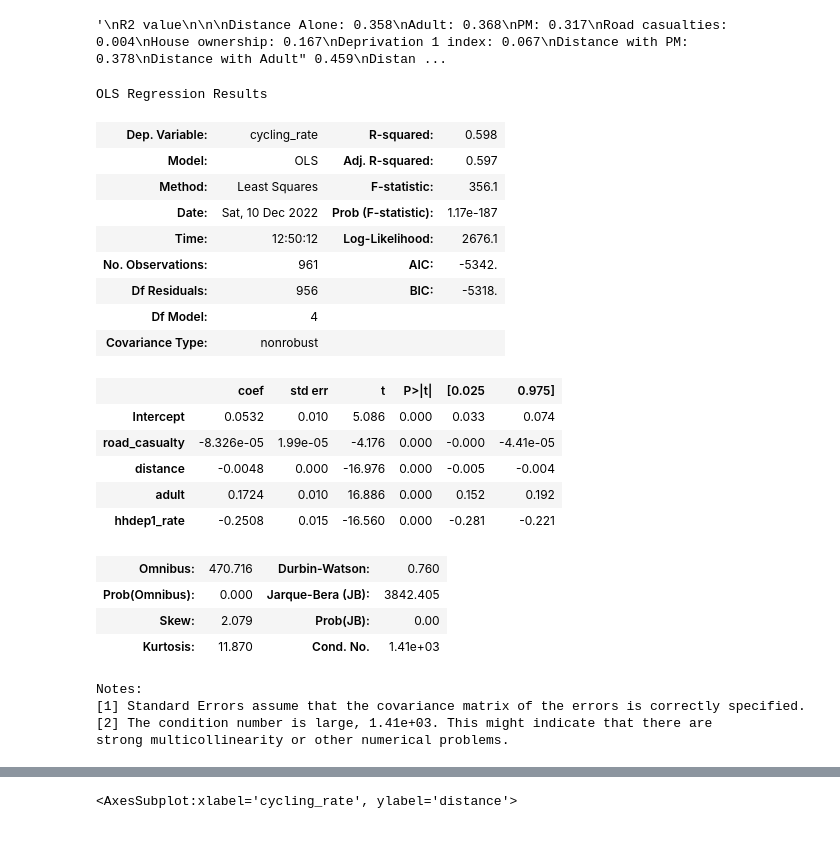
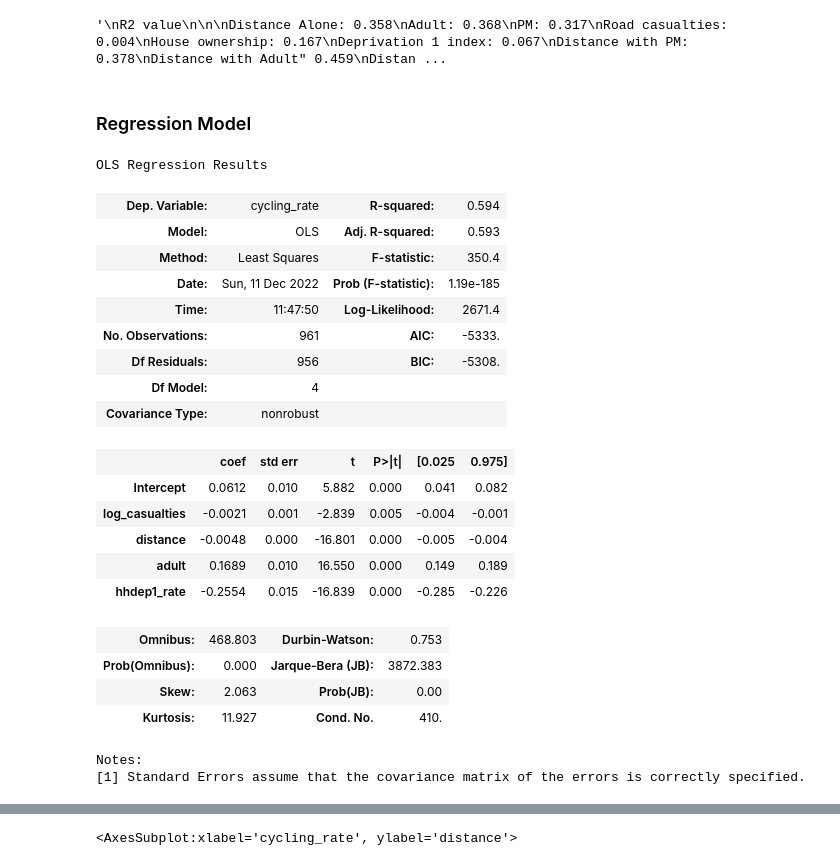
Before and after one commit to ZacharyP-E/qm_group25, a Jupyter notebook: qm_group_code.ipynb, the cells around one changed output, grey strips where cells are left out. Saved outputs shown, nothing was run; the diff lists cells and outputs as text; code cells hidden in the pictures; blank space fills up the shorter version.

Commit message:
Test assumptions for multiple reg model - 1st test

```diff
--- a/qm_group_code.ipynb
+++ b/qm_group_code.ipynb
@@ -753,7 +761,7 @@ dataframe_corr = dataframe[['cycling_rate', 'log_cyclingrate',
                             'White', 'mixed', 'asian', 'black', 'other_ethic',
                             'male_prop', 'female_prop',
                             'under_18', 'adult', 'elderly', 'qual_rate',
-                            'house_price', 'road_casualty',
+                            'house_price', 'road_casualty', 'log_casualties',
                             'car_ownership','house_ownership',
                             'hhdep0_rate', 'hhdep1_rate','hhdep2_rate', 'hhdep3_rate', 'hhdep4_rate',
                             'PM252013me', "distance"]]
@@ -766,6 +774,7 @@ dataframe_corr = dataframe_corr[['cycling_rate', 'log_cyclingrate', #Cycle rate
                                  'qual_rate',
                             'house_price',
                                  'road_casualty',
+                                 'log_casualties', #Transformed for normalised distribution
                             'car_ownership',
                                  'house_ownership',
                              'hhdep1_rate', #Only one deprivation marker nescessary, as they all link.
@@ -828,31 +837,35 @@ Distance, adult, deprivation, road casuality: 0.598
 """
 # %% [output]
 '\nR2 value\n\n\nDistance Alone: 0.358\nAdult: 0.368\nPM: 0.317\nRoad casualties: 0.004\nHouse ownership: 0.167\nDeprivation 1 index: 0.067\nDistance with PM: 0.378\nDistance with Adult" 0.459\nDistan ...
+# %% [markdown]
+### Regression Model
 # %%
-model_cnt_aq_dep = ols('cycling_rate ~  road_casualty + distance + adult + hhdep1_rate', dataframe_corr).fit()
+# model_cnt_aq_dep = ols('cycling_rate ~  road_casualty + distance + adult + hhdep1_rate', dataframe_corr).fit()
+
+#Re-run model with log-transformed road casualties
+model_cnt_aq_dep = ols('cycling_rate ~  log_casualties + distance + adult + hhdep1_rate', dataframe_corr).fit()
+
 model_cnt_aq_dep.summary()
 # %% [output]
 OLS Regression Results
-| Dep. Variable: | cycling_rate | R-squared: | 0.598 |
-| Model: | OLS | Adj. R-squared: | 0.597 |
-| Method: | Least Squares | F-statistic: | 356.1 |
-| Date: | Sat, 10 Dec 2022 | Prob (F-statistic): | 1.17e-187 |
-| Time: | 12:50:12 | Log-Likelihood: | 2676.1 |
-| No. Observations: | 961 | AIC: | -5342. |
-| Df Residuals: | 956 | BIC: | -5318. |
+| Dep. Variable: | cycling_rate | R-squared: | 0.594 |
+| Model: | OLS | Adj. R-squared: | 0.593 |
+| Method: | Least Squares | F-statistic: | 350.4 |
+| Date: | Sun, 11 Dec 2022 | Prob (F-statistic): | 1.19e-185 |
+| Time: | 11:47:50 | Log-Likelihood: | 2671.4 |
+| No. Observations: | 961 | AIC: | -5333. |
+| Df Residuals: | 956 | BIC: | -5308. |
 | Df Model: | 4 |  |  |
 | Covariance Type: | nonrobust |  |  |
 |  | coef | std err | t | P>|t| | [0.025 | 0.975] |
-| Intercept | 0.0532 | 0.010 | 5.086 | 0.000 | 0.033 | 0.074 |
-| road_casualty | -8.326e-05 | 1.99e-05 | -4.176 | 0.000 | -0.000 | -4.41e-05 |
-| distance | -0.0048 | 0.000 | -16.976 | 0.000 | -0.005 | -0.004 |
-| adult | 0.1724 | 0.010 | 16.886 | 0.000 | 0.152 | 0.192 |
-| hhdep1_rate | -0.2508 | 0.015 | -16.560 | 0.000 | -0.281 | -0.221 |
+| Intercept | 0.0612 | 0.010 | 5.882 | 0.000 | 0.041 | 0.082 |
+| log_casualties | -0.0021 | 0.001 | -2.839 | 0.005 | -0.004 | -0.001 |
+| distance | -0.0048 | 0.000 | -16.801 | 0.000 | -0.005 | -0.004 |
+| adult | 0.1689 | 0.010 | 16.550 | 0.000 | 0.149 | 0.189 |
+| hhdep1_rate | -0.2554 | 0.015 | -16.839 | 0.000 | -0.285 | -0.226 |
-| Omnibus: | 470.716 | Durbin-Watson: | 0.760 |
-| Prob(Omnibus): | 0.000 | Jarque-Bera (JB): | 3842.405 |
-| Skew: | 2.079 | Prob(JB): | 0.00 |
-| Kurtosis: | 11.870 | Cond. No. | 1.41e+03 |
+| Omnibus: | 468.803 | Durbin-Watson: | 0.753 |
+| Prob(Omnibus): | 0.000 | Jarque-Bera (JB): | 3872.383 |
+| Skew: | 2.063 | Prob(JB): | 0.00 |
+| Kurtosis: | 11.927 | Cond. No. | 410. |
 Notes:
 [1] Standard Errors assume that the covariance matrix of the errors is correctly specified.
-[2] The condition number is large, 1.41e+03. This might indicate that there are
-strong multicollinearity or other numerical problems.
```
Also changed, not shown: parts of 9 cells of this notebook.
